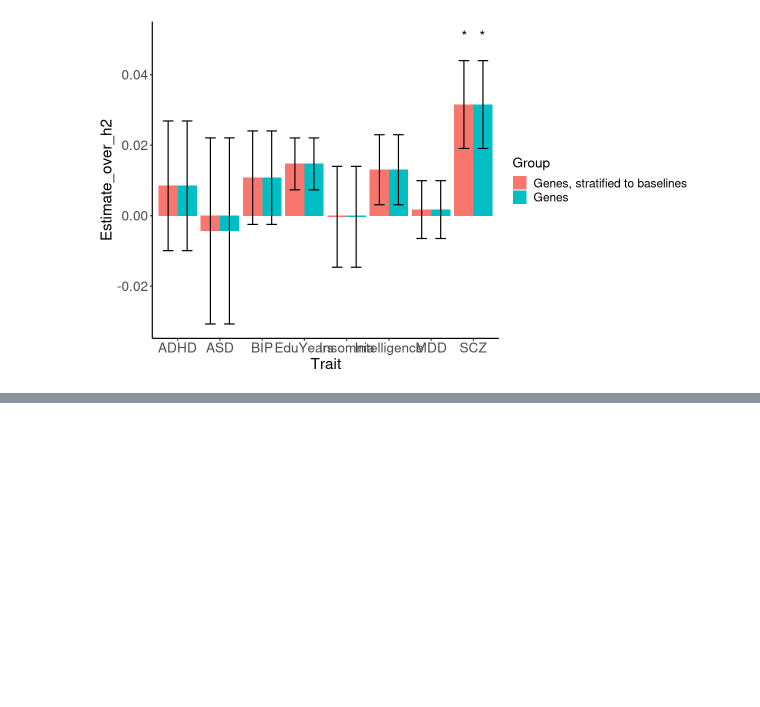
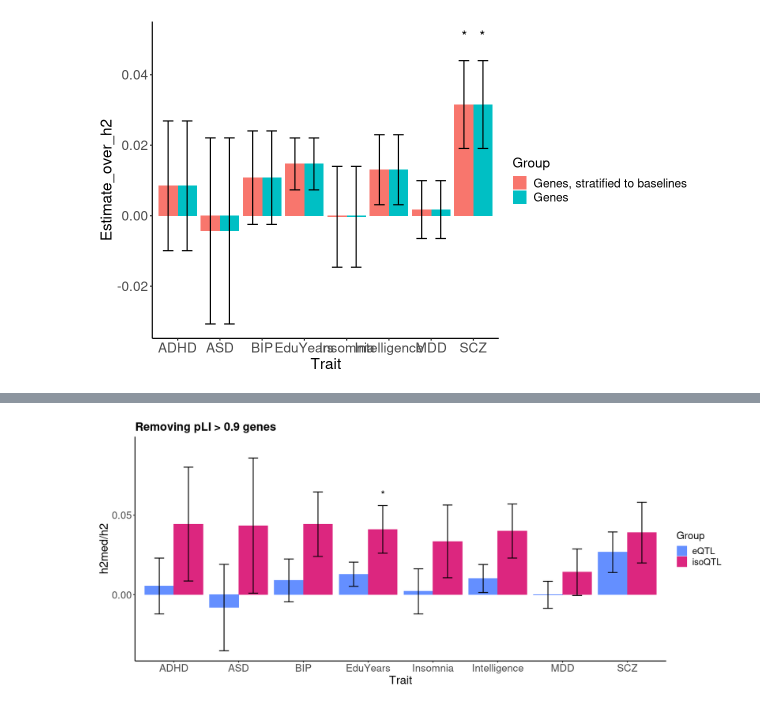
Before and after one commit to gandallab/devBrain_xQTL, a Jupyter notebook: code/05-QTL-GWAS/MESC/MESC.ipynb, the cells around one changed output, grey strips where cells are left out. Saved outputs shown, nothing was run; the diff lists cells and outputs as text; code cells hidden in the pictures; blank space fills up the shorter version.

```diff
--- a/code/05-QTL-GWAS/MESC/MESC.ipynb
+++ b/code/05-QTL-GWAS/MESC/MESC.ipynb
@@ -608,0 +765,47 @@ ggplot(df, aes(x = Trait, y = Estimate_over_h2, fill = Group,
+# %%
+df$ZSCORE.est_over_h2 <- df$Estimate_over_h2/df$SE.Estimate_over_h2
+df$PVAL.est_over_h2 <- pnorm(df$ZSCORE.est_over_h2, lower.tail = FALSE)
+
+df$FDR <- p.adjust(df$PVAL.est_over_h2, method = 'fdr')
+
+df$sig <- NA
+for (i in 1:nrow(df)) {
+    if(df[i,'FDR'] > 0.05) {
+        df[i,'sig'] <- ''
+    }
+    if(df[i,'FDR'] < 0.05 & df[i,'FDR'] > 0.01) {
+        df[i,'sig'] <- '*'
+    }
+    if(df[i,'FDR'] < 0.01 & df[i,'FDR'] > 0.001) {
+        df[i,'sig'] <- '**'
+    }
+    if(df[i,'FDR'] < 0.001) {
+        df[i,'sig'] <- '***'
+    }
+}
+# %%
+options(repr.plot.height = 6, repr.plot.width = 14)
+
+ggplot(df, aes(x = Trait, y = Estimate_over_h2, fill = Group,
+               ymin = (Estimate_over_h2 - SE.Estimate_over_h2.),
+               ymax = (Estimate_over_h2 + SE.Estimate_over_h2.))) +
+    geom_bar(position = position_dodge(width = .9), stat = "identity") +
+    geom_errorbar(width = 0.3,
+                  position = position_dodge(width = .9),
+                  color = "black") +
+    theme_classic() +
+    labs(x = "Trait",
+         y = "h2med/h2") +
+    theme(axis.text = element_text(size = 16),
+          axis.title = element_text(size = 18),
+          legend.position = "right",
+          legend.title = element_text(size = 16),
+          legend.text = element_text(size = 14),
+          plot.title = element_text(size = 18, face = "bold")) +
+#     scale_alpha_manual(values = c(0.3, 1)) +
+    scale_fill_manual(values = c("eQTL" = "#648FFF", "isoQTL" = "#DC267F")) +
+    ggtitle("Removing pLI > 0.9 genes") +
+    geom_text(aes(y = Estimate_over_h2 + SE.Estimate_over_h2. + 0.007, label = sig),
+              color = "black", size = 6, position = position_dodge(width = .9))
+# %% [output]
+[figure, added]
```
Also changed, not shown: parts of 84 cells of this notebook, 12 other files.
